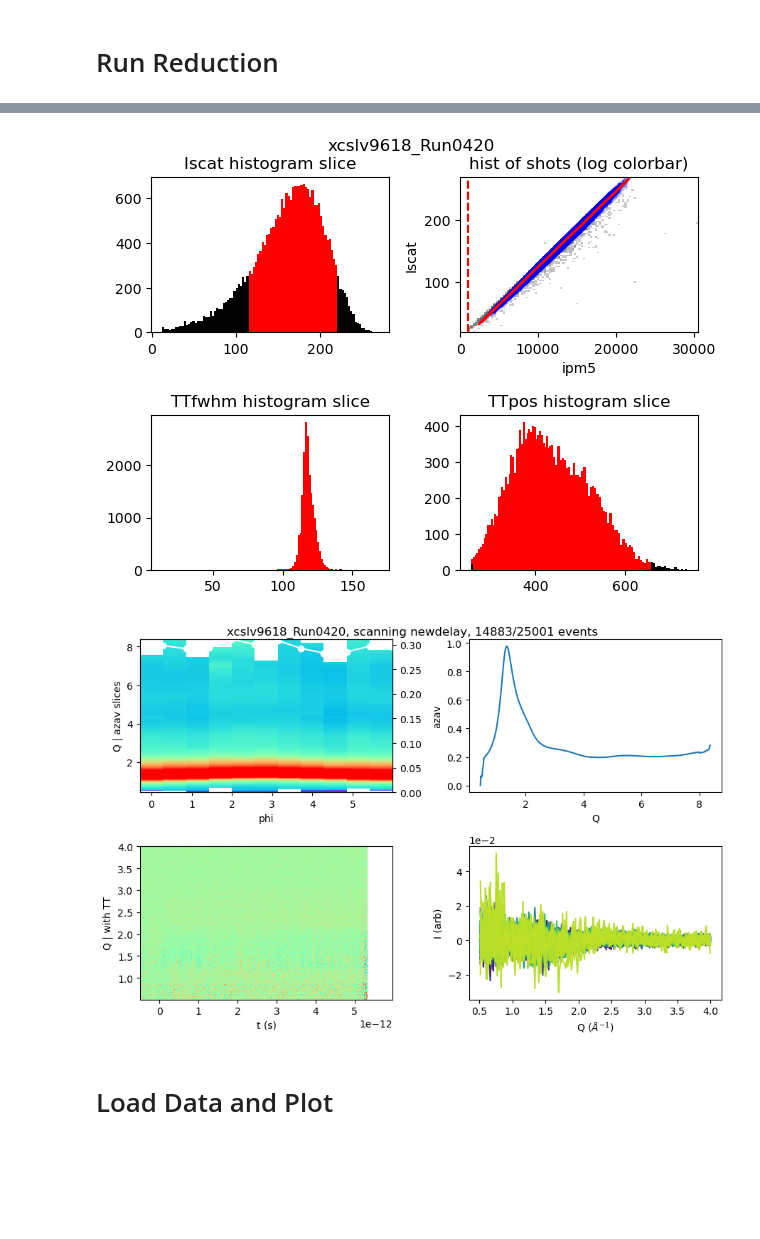
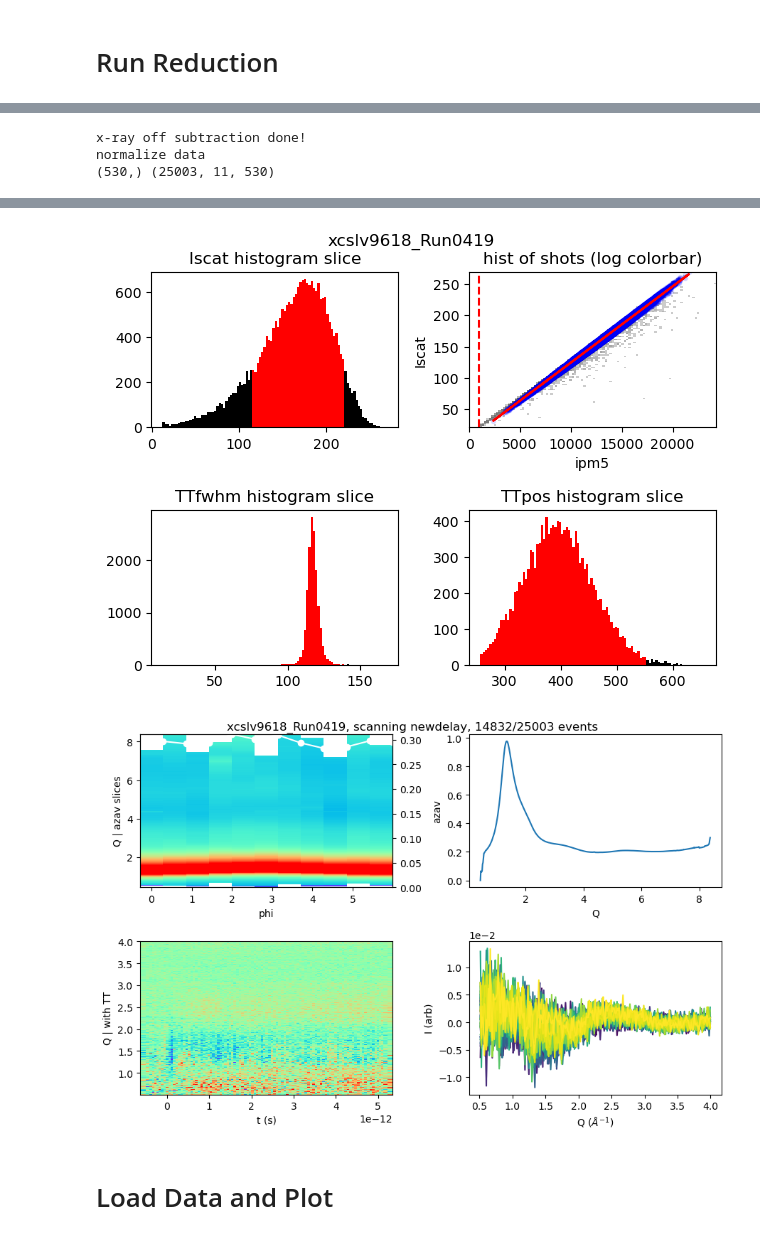
Before and after one commit to Solution-Phase-Chemistry/ReduceScatt, a Jupyter notebook: Master_XSS.ipynb, the cells around one changed output, grey strips where cells are left out. Cells and saved outputs as stored; diff of their text form; code cells hidden in the pictures; blank space fills up the shorter version.

```diff
--- a/Master_XSS.ipynb
+++ b/Master_XSS.ipynb
@@ -42,7 +42,7 @@ smalldata_folder='/reg/d/psdm/xcs/'+exper+'/hdf5/smalldata/'
 
 # outpath='/reg/d/psdm/xcs/'+exper+'/results/ReducedData/'
 # outpath='/reg/d/psdm/xcs/'+exper+'/scratch/slr/'
-outpath='/cds/home/s/slraj/code/ScatteringCode/test'
+outpath='/cds/home/s/slraj/code/ScatteringCode/'
 
 # #make directories if needed
 if os.path.isdir(outpath+'/figures/')==False:
@@ -99,8 +99,8 @@ setbins=np.arange(-0.5e-12,6e-12,.02e-12)
 
 
 paramDict= {
-        'binSetup'  : 'fixed',
-        'binSet2'   : setbins,
+        'binSetup'  : 'points',
+        'binSet2'   : 150,
         'binMethod' : 'ave',
         'qnorm'     : (3,4),
         'qrange'    : (0.5,4),
@@ -138,6 +138,8 @@ paramDict= {
 
         'overwrite' : True, # overwrite files?
         'save_mat'  : False,
+        'save_h5' : True,
+
 
     }
 # %%
@@ -158,7 +160,7 @@ paramDict.update(p2)
 # %% [markdown]
 # Run Reduction
 # %%
-runs=[419,420]
+runs=[419]
 
 ReduceData(smalldata_folder,exper,runs,outpath,paramDict,varDict)
 # %% [output]
@@ -181,0 +181,3 @@ done
+x-ray off subtraction done!
+normalize data
+(530,) (25003, 11, 530)
@@ -182,5 +203,5 @@ done
-[figure, old version]
+[figure, new version]
-[figure, old version]
+[figure, new version]
 # %% [markdown]
 # Load Data and Plot
 # %%
```
Also changed, not shown: parts of 4 cells of this notebook, 2 other files.
